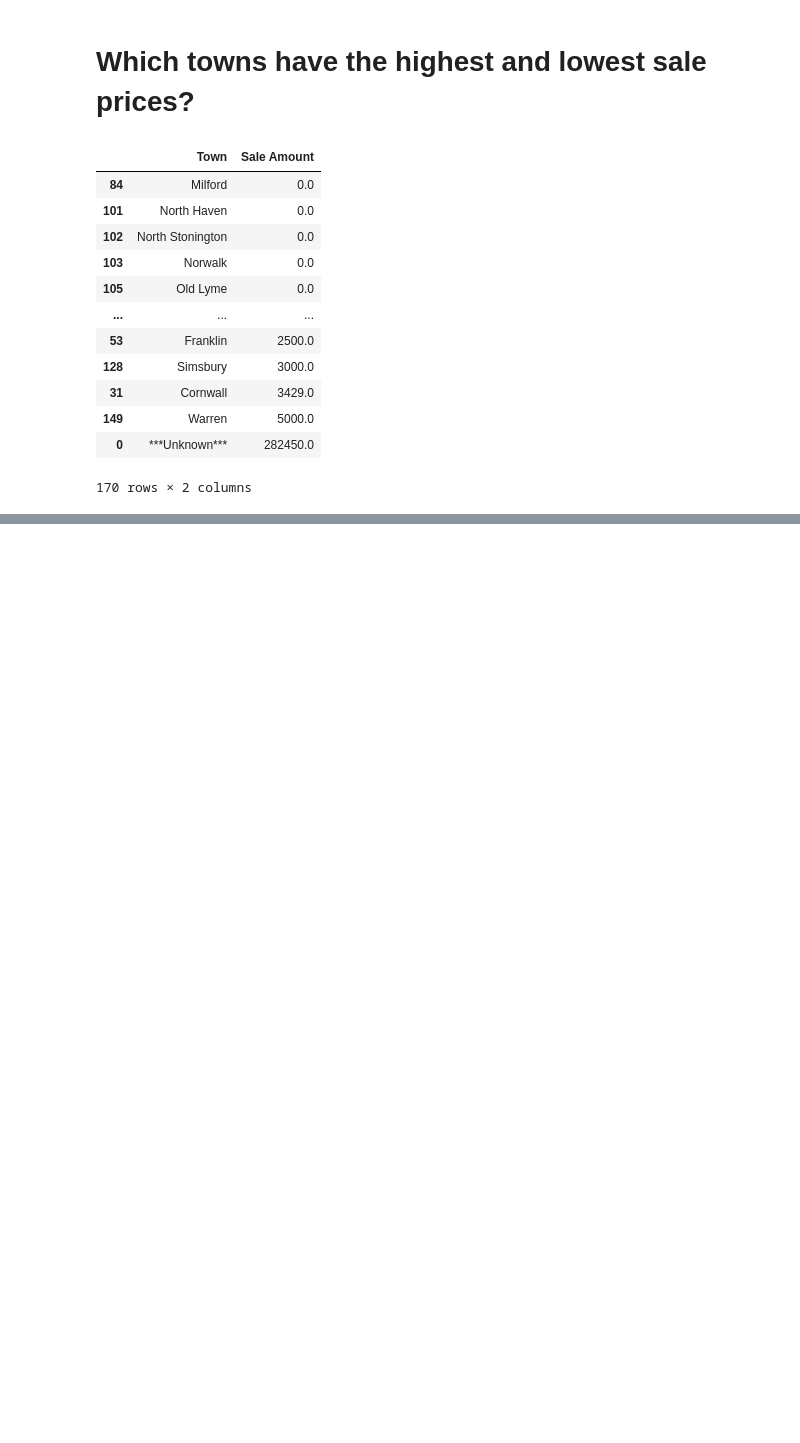
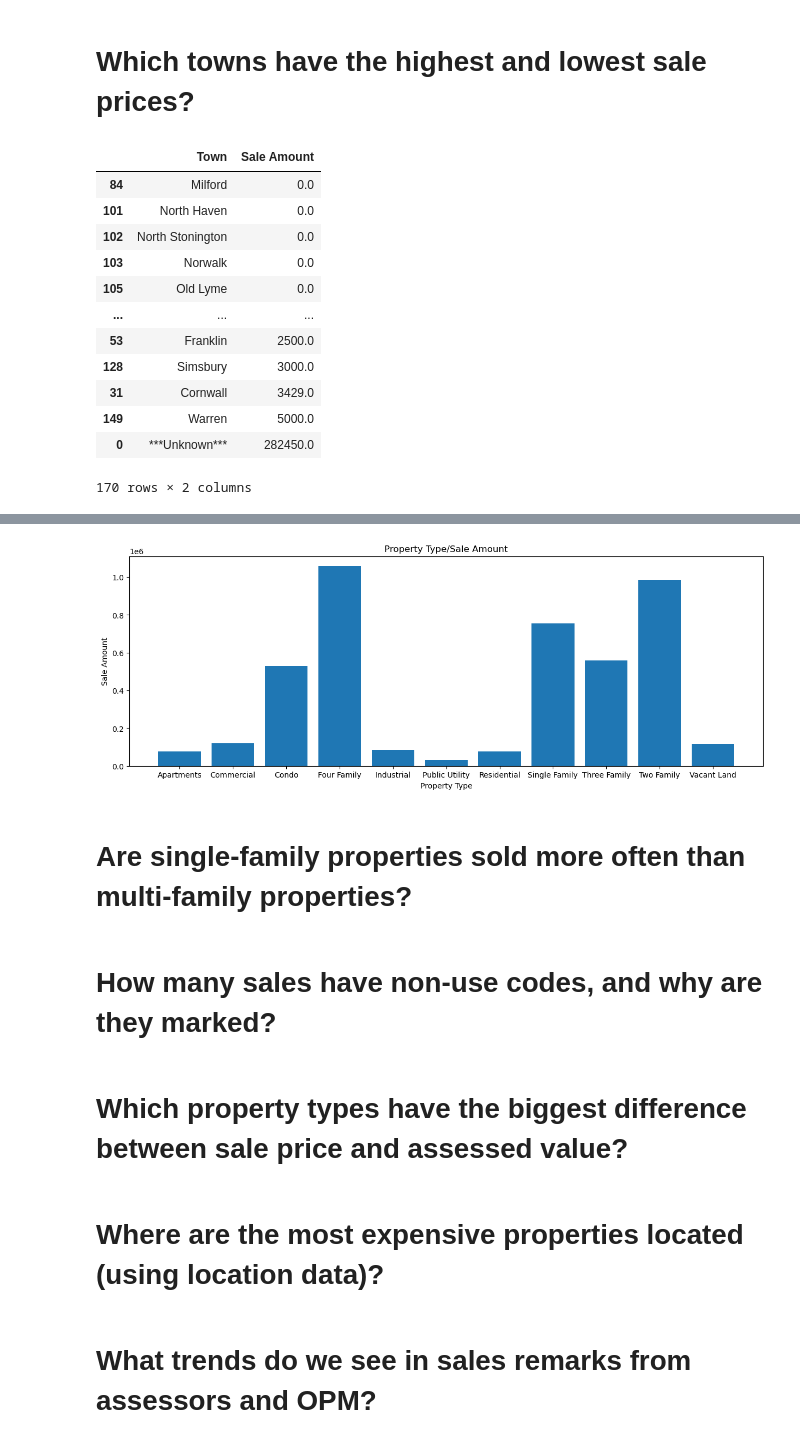
Before and after one commit to zaheeruddinlodhi/DA13_Capstone_Zaheer, a Jupyter notebook: Notebook/Real_Estate.ipynb, the cells around one changed output, grey strips where cells are left out. Drawn from its saved outputs; the diff is of its cells as text; code cells hidden in the pictures; blank space fills up the shorter version.

```diff
--- a/Notebook/Real_Estate.ipynb
+++ b/Notebook/Real_Estate.ipynb
@@ -128,0 +257,21 @@ real_estate_df.groupby('Town')['Sale Amount'].max().reset_index() # .sort_values
+# %%
+Rating = ['Apartments', 'Commercial', 'Condo', 'Four Family', 'Industrial','Public Utility','Residential','Single Family','Three Family','Two Family','Vacant Land']
+Count = [75719, 120690, 528894, 1057959, 84975,29555,76778,756232,558834,985803,117401]
+plt.figure(figsize = (15,5))
+plt.bar(Rating, Count)
+plt.title('Property Type/Sale Amount')
+plt.xlabel('Property Type')
+plt.ylabel('Sale Amount')
+plt.show()
+# %% [output]
+[figure, added]
+# %% [markdown]
+# Are single-family properties sold more often than multi-family properties?
+# %% [markdown]
+# How many sales have non-use codes, and why are they marked?
+# %% [markdown]
+# Which property types have the biggest difference between sale price and assessed value?
+# %% [markdown]
+# Where are the most expensive properties located (using location data)?
+# %% [markdown]
+# What trends do we see in sales remarks from assessors and OPM?
```
Also changed, not shown: parts of 18 cells of this notebook.
